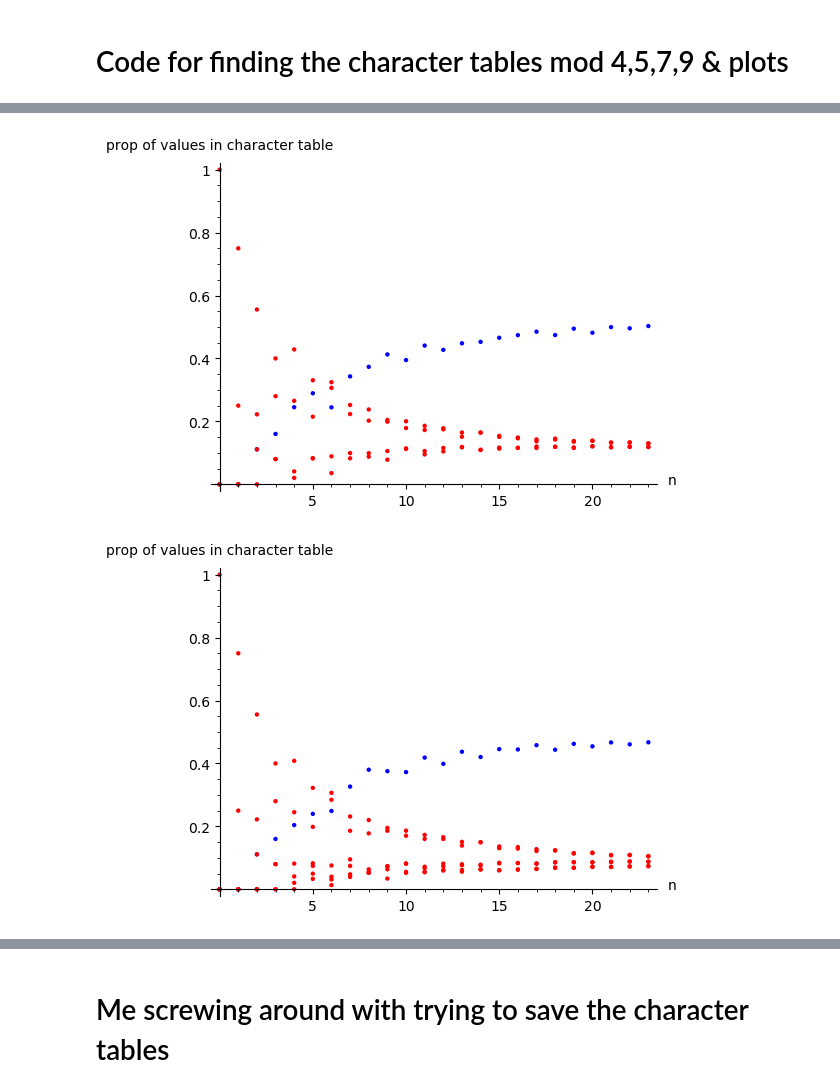
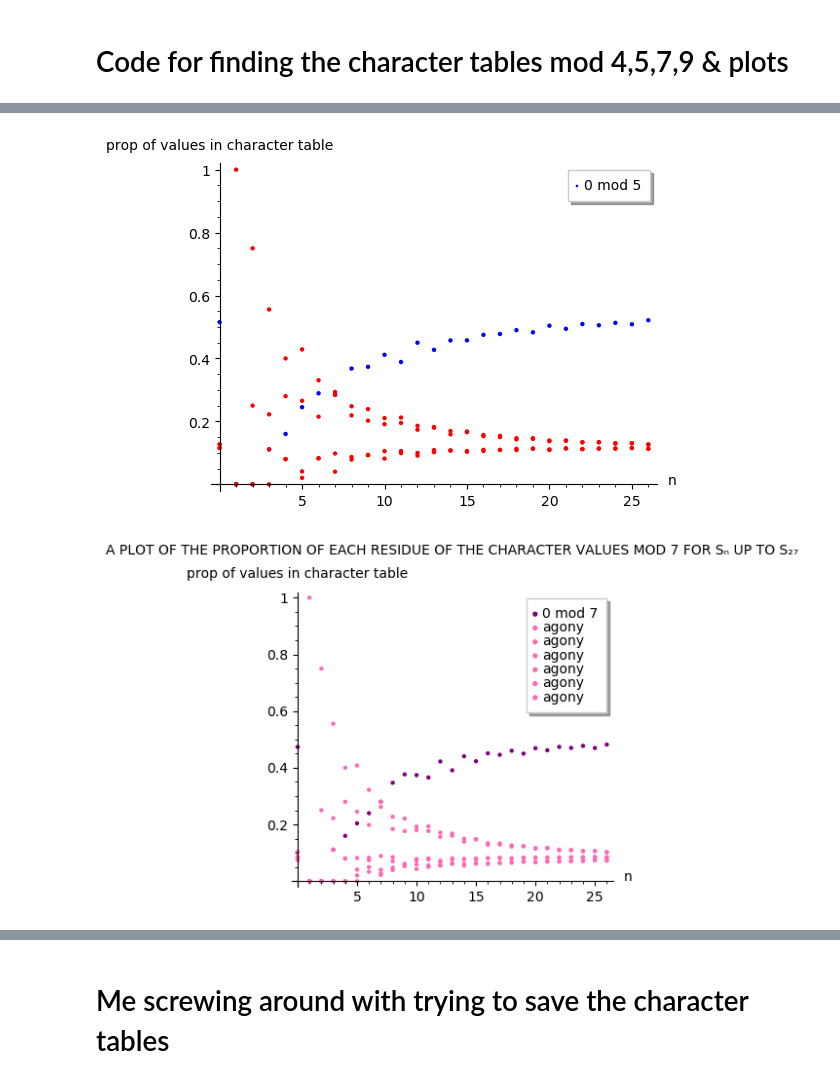
Before and after one commit to sad-ish-cat/character-values, a Jupyter notebook: character values notebook.ipynb, the cells around one changed output, grey strips where cells are left out. Saved outputs shown, nothing was run; the diff lists cells and outputs as text; code cells hidden in the pictures.

```diff
--- a/character values notebook.ipynb
+++ b/character values notebook.ipynb
@@ -34,5 +23,5 @@ partitions
 # %%
-col_header_string = str(partitions[0])
-for i in range(1, num_partitions) :
-    col_header_string +=  ' & ' + str(partitions[i])
-col_header_string
+# col_header_string = str(partitions[0])
+# for i in range(1, num_partitions) :
+#     col_header_string +=  ' & ' + str(partitions[i])
+# col_header_string
@@ -41,19 +28,18 @@ col_header_string
 # %% [markdown]
 # Code for finding the character tables mod 4,5,7,9 & plots
 # %%
-num_symm_groups = 27
 # function that returns a character table for S_n whose rows are symmetric about the center, mod 4
 def nth_symm_chartable(n) :
     partitions = list(Partitions(n))
     num_partitions = len(partitions)
 
-    for i in range(num_partitions) :
-        partitions[i] = Partition(partitions[num_partitions - 1 - i]).conjugate()
+#     for i in range(num_partitions) :
+#         partitions[i] = Partition(partitions[num_partitions - 1 - i]).conjugate()
 
-    return matrix(ZZ, [[symmetrica.charvalue(irred, cls) for cls in partitions] for irred in partitions])
+    return matrix(ZZ, [[symmetrica.charvalue(irred, cls) for cls in Partitions(n)] for irred in Partitions(n)])
 
 char_table_list = []
-for n in range(1, num_symm_groups) :
+for n in range(1, num_char_tables + 1) :
     char_table_list.append(nth_symm_chartable(n))
 # %%
 # residue calculator returns the list of the numbers
@@ -72,7 +58,7 @@ def residue_calculator(n, m) :
 proportions_list = []
 
 # fills the residues list - each item of the list, from n = 1 to n = num_symm_groups
-for n in range(1, num_symm_groups) :
+for n in range(num_char_tables) :
   single_prop_list = []
   for m in [4,5,6,7,8,9] :
 #   for m in [4] :
@@ -115,8 +84,8 @@ P.show(axes_labels = ("n", "prop of values in character table"), axes_labels_siz
 # %%
-# calculates the residues for m = 5, up to n = 24
-n = 24
+# calculates the residues for m = 5, up to n = num_char_tables
+n = num_char_tables
 m = 5
-P0 = points([(i, proportions_list[i][m - 4][0]) for i in range(n)], color = 'blue')
+P0 = points([(i, proportions_list[i][m - 4][0]) for i in range(n)], color = 'blue', legend_label = '0 mod 5')
 P = P0
 # Pn adds the list of tuples (i, proportion of the table that's i mod m) to the graph P
 
@@ -124,19 +93,23 @@ for j in range(1, m) :
   P = P + points([(i,  proportions_list[i][m - 4][j]) for i in range(n)], color = 'red')
 P.show(axes_labels = ("n", "prop of values in character table"), axes_labels_size = 1)
 # %% [output]
-[figure, old version]
+[figure, new version]
 # %%
-# calculates the residues for m = 7, up to n = 24
-n = 24
+# calculates the residues for m = 7, up to n = num_char_tables
+n = num_char_tables
 m = 7
-P0 = points([(i, proportions_list[i][m - 4][0]) for i in range(n)], color = 'blue')
+SUB = str.maketrans("0123456789n", "₀₁₂₃₄₅₆₇₈₉ₙ")
+SUP = str.maketrans("0123456789", "⁰¹²³⁴⁵⁶⁷⁸⁹")
+
+P0 = points([(i, proportions_list[i][m - 4][0]) for i in range(n)], color = 'purple', legend_label = '0 mod 7')
 P = P0
 # Pn adds the list of tuples (i, proportion of the table that's i mod m) to the graph P
 
 for j in range(1, m) :
-  P = P + points([(i,  proportions_list[i][m - 4][j]) for i in range(n)], color = 'red')
-P.show(axes_labels = ("n", "prop of values in character table"), axes_labels_size = 1)
+  P = P + points([(i,  proportions_list[i][m - 4][j]) for i in range(n)], color = 'hotpink', legend_label = 'agony')
+
+P.show(axes_labels = ("n", "prop of values in character table"), axes_labels_size = 1,title= 'A PLOT OF THE PROPORTION OF EACH RESIDUE OF THE CHARACTER VALUES MOD 7 FOR ' + 'Sn'.translate(SUB) + ' UP TO ' + 'S27'.translate(SUB), title_pos = (0.5, 1.1), show_legend = true, legend_markerscale = 1.2)
 # %% [output]
-[figure, old version]
+[figure, new version]
 # %%
 # calculates the residues for m = 9, up to n = 24
```
Also changed, not shown: parts of 21 cells of this notebook, 1 other file.
